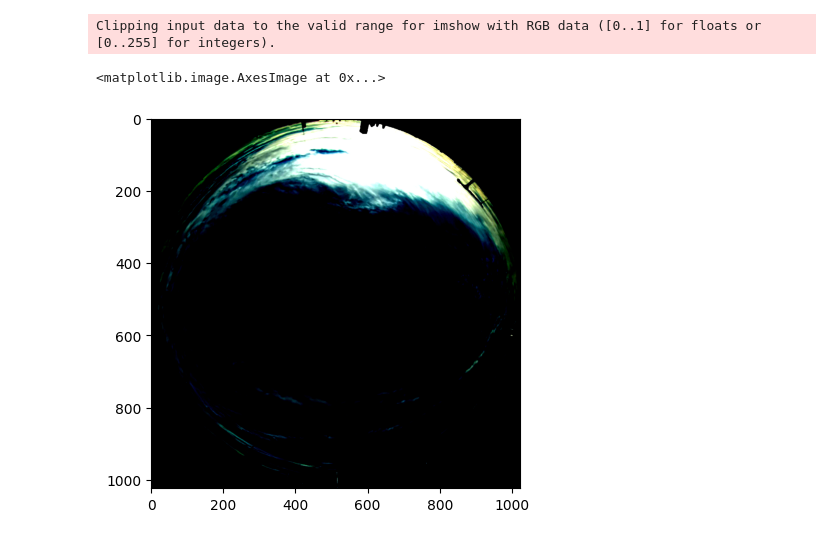
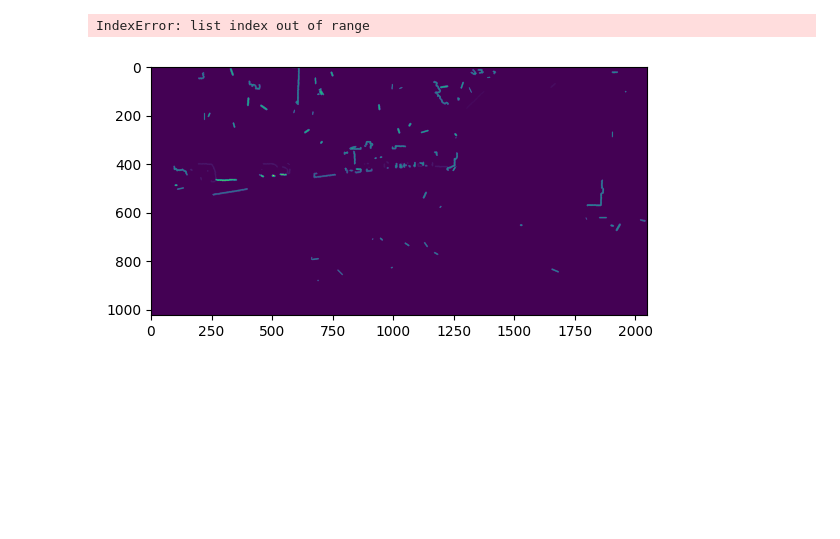
Before and after one commit to pochsarah/scribble_gen, a Jupyter notebook: seeg.ipynb, the cells around one changed output. Saved outputs shown, nothing was run; the diff lists cells and outputs as text; code cells hidden in the pictures; blank space fills up the shorter version.

```diff
--- a/seeg.ipynb
+++ b/seeg.ipynb
@@ -191,9 +164,14 @@ for scenario in dataset:
-# %%
-plt.imshow(scenarios[0][0].cpu().numpy().transpose(1,2,0))
-# %% [output]
-Clipping input data to the valid range for imshow with RGB data ([0..1] for floats or [0..255] for integers).
-<matplotlib.image.AxesImage at 0x...>
-[figure, removed]
+# %%
+plt.imshow(scenarios[0][1].cpu().numpy().transpose(1,2,0))
+
+test = cv2.cvtColor(scenarios[0][1].numpy().transpose(1,2,0), cv2.COLOR_BGR2RGB)
+
+cv2.imwrite('test.jpg', scenarios[0][1].numpy().transpose(1,2,0))
+
+scenarios[1]
+# %% [output]
+IndexError: list index out of range
+[figure, added]
 # %%
 plt.imshow(scenarios[4][1].cpu().numpy().transpose(1,2,0))
 # %% [output]
```
Also changed, not shown: parts of 7 cells of this notebook.
